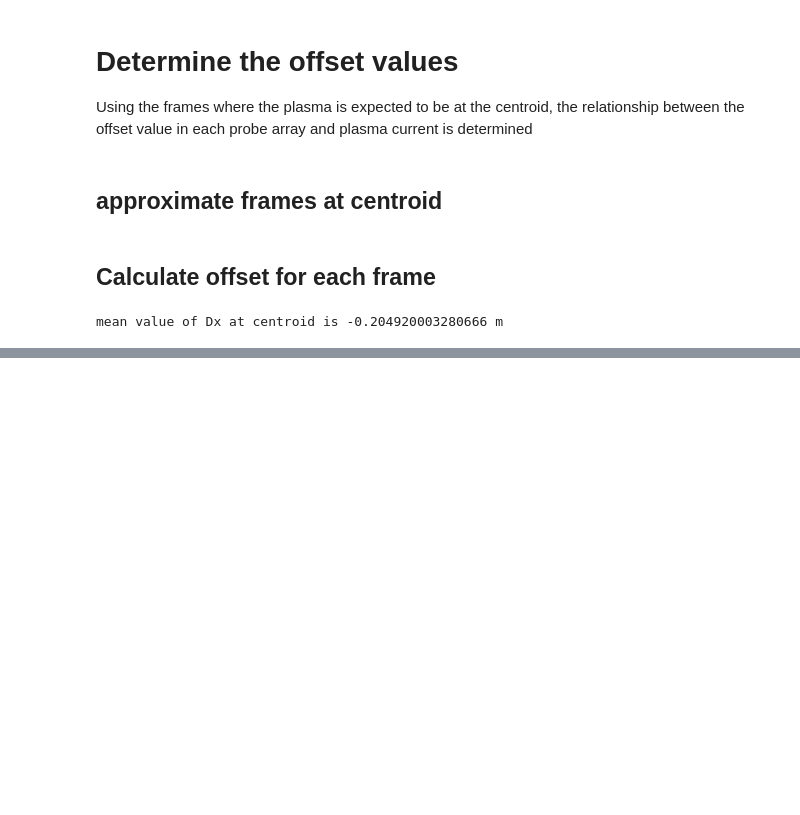
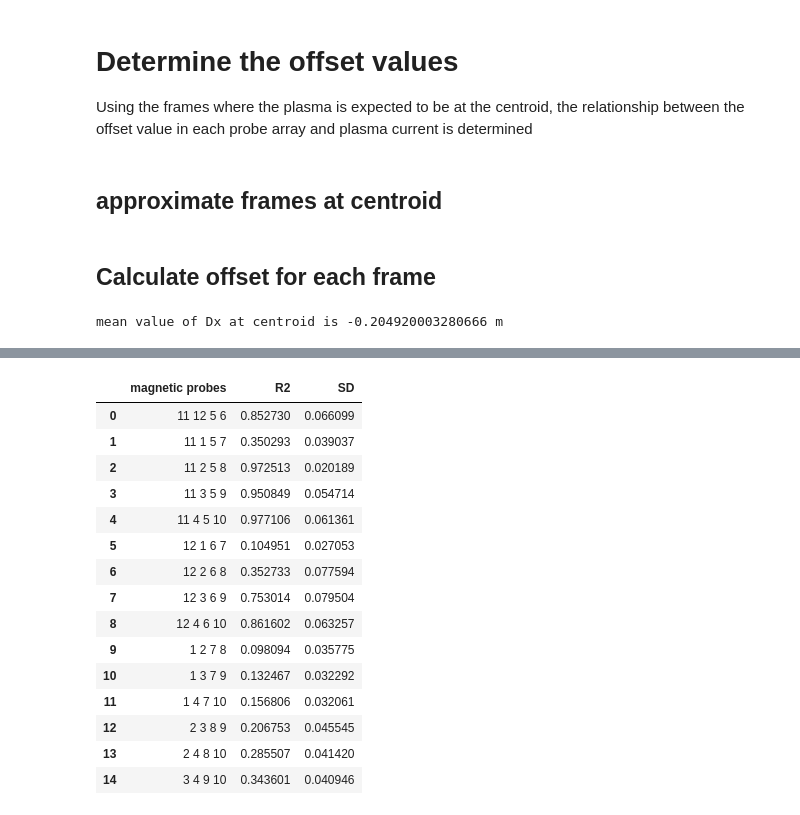
Before and after one commit to P-Attapon/TT1PlasmaColumnPosition, a Jupyter notebook: offset_analysis.ipynb, the cells around one changed output, grey strips where cells are left out. Saved outputs shown, nothing was run; the diff lists cells and outputs as text; code cells hidden in the pictures; blank space fills up the shorter version.

```diff
--- a/offset_analysis.ipynb
+++ b/offset_analysis.ipynb
@@ -212,0 +252,19 @@ Text(0.5, 1.0, 'Dx offset as a function of Ip')
+# %%
+regression_df
+# %% [output]
+|  | magnetic probes | R2 | SD |
+| 0 | 11 12 5 6 | 0.852730 | 0.066099 |
+| 1 | 11 1 5 7 | 0.350293 | 0.039037 |
+| 2 | 11 2 5 8 | 0.972513 | 0.020189 |
+| 3 | 11 3 5 9 | 0.950849 | 0.054714 |
+| 4 | 11 4 5 10 | 0.977106 | 0.061361 |
+| 5 | 12 1 6 7 | 0.104951 | 0.027053 |
+| 6 | 12 2 6 8 | 0.352733 | 0.077594 |
+| 7 | 12 3 6 9 | 0.753014 | 0.079504 |
+| 8 | 12 4 6 10 | 0.861602 | 0.063257 |
+| 9 | 1 2 7 8 | 0.098094 | 0.035775 |
+| 10 | 1 3 7 9 | 0.132467 | 0.032292 |
+| 11 | 1 4 7 10 | 0.156806 | 0.032061 |
+| 12 | 2 3 8 9 | 0.206753 | 0.045545 |
+| 13 | 2 4 8 10 | 0.285507 | 0.041420 |
+| 14 | 3 4 9 10 | 0.343601 | 0.040946 |
```
Also changed, not shown: parts of 2 cells of this notebook, 8 other files.
